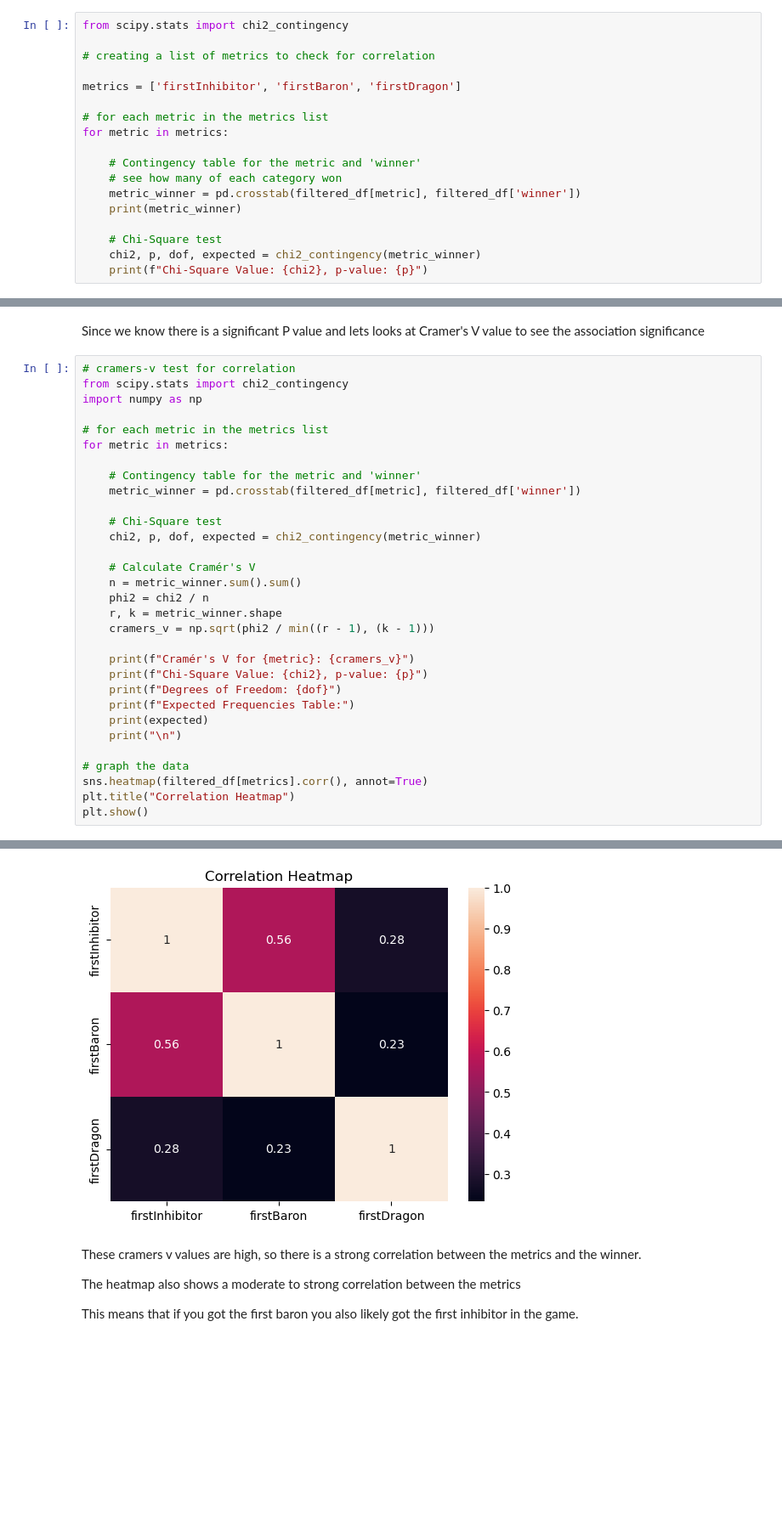
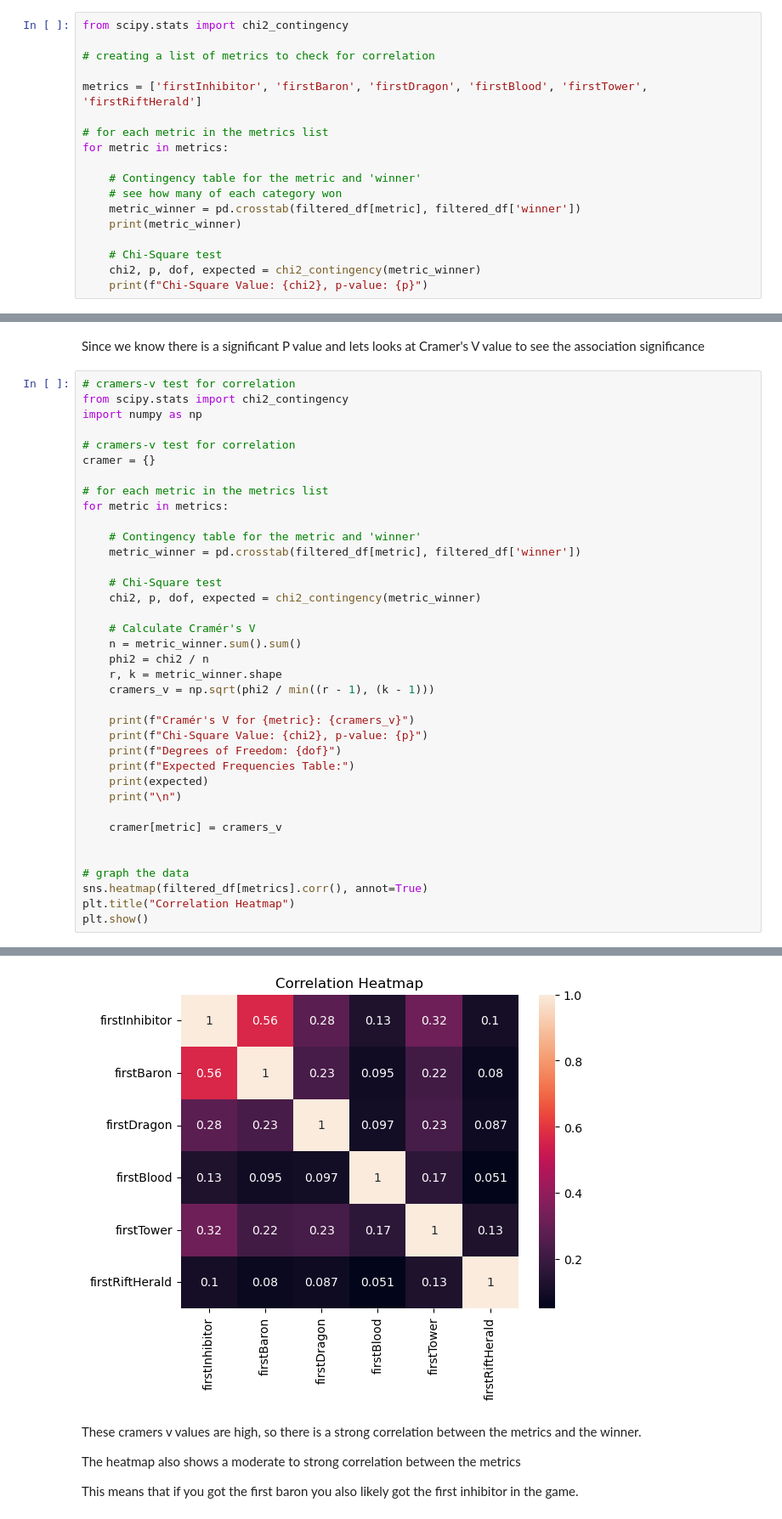
Before and after one commit to cheider/LeagueofLegends-RankedGame-Analysis, a Jupyter notebook: main.ipynb, the cells around one changed output, grey strips where cells are left out. Shown at 85% size. Drawn from its saved outputs; the diff is of its cells as text; blank space fills up the shorter version.

Commit message:
finished powerpoint and tested some more metrics

```diff
--- a/main.ipynb
+++ b/main.ipynb
@@ -425,7 +425,7 @@ from scipy.stats import chi2_contingency
 
 # creating a list of metrics to check for correlation
 
-metrics = ['firstInhibitor', 'firstBaron', 'firstDragon']
+metrics = ['firstInhibitor', 'firstBaron', 'firstDragon', 'firstBlood', 'firstTower', 'firstRiftHerald']
 
 # for each metric in the metrics list
 for metric in metrics:
@@ -538,6 +549,9 @@ Since we know there is a significant P value and lets looks at Cramer's V value
 # cramers-v test for correlation
 from scipy.stats import chi2_contingency
 import numpy as np
+
+# cramers-v test for correlation
+cramer = {}
 
 # for each metric in the metrics list
 for metric in metrics:
@@ -561,6 +575,9 @@ for metric in metrics:
     print(expected)
     print("\n")
 
+    cramer[metric] = cramers_v
+
+
 # graph the data
 sns.heatmap(filtered_df[metrics].corr(), annot=True)
 plt.title("Correlation Heatmap")
@@ -586,4 +603,4 @@ Expected Frequencies Table:
-[figure, old version]
+[figure, new version]
 # %% [markdown]
 These cramers v values are high, so there is a strong correlation between the metrics and the winner.
 
```
Also changed, not shown: parts of 7 cells of this notebook, 2 other files.
